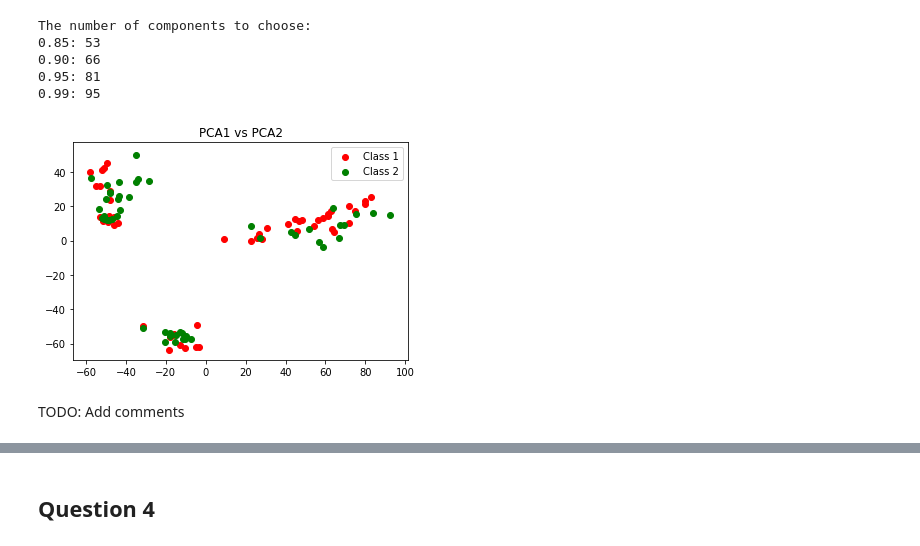
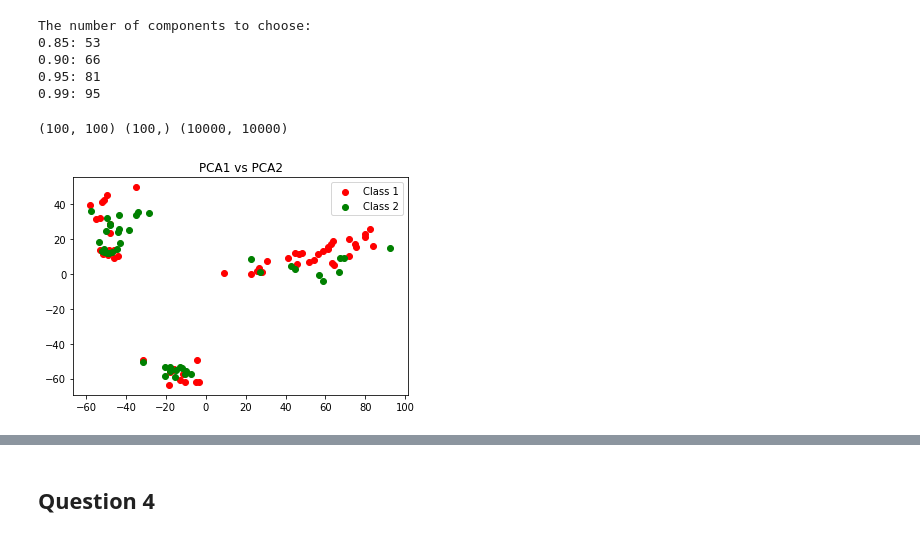
Before and after one commit to saisk8/Pattern-Recognition, a Jupyter notebook: Assignment-2/Assignment-2_18MCMT28.ipynb, the cells around one changed output, grey strips where cells are left out. Drawn from its saved outputs; the diff is of its cells as text; code cells hidden in the pictures.

```diff
--- a/Assignment-2/Assignment-2_18MCMT28.ipynb
+++ b/Assignment-2/Assignment-2_18MCMT28.ipynb
@@ -174,13 +181,14 @@ The number of components to choose:
 # %%
 one = train[y_train == -1]
 two = train[y_train == 1]
 X = np.vstack((one, two))
 results = pca(X, 2)
 
-plt.scatter(x=results[:50, 0], y=results[:50, 1], c='r', label='Class 1')
-plt.scatter(x=results[50:, 0], y=results[50:, 1], c='g', label='Class 2')
+plt.scatter(x=results[:56, 0], y=results[:56, 1], c='r', label='Class 1')
+plt.scatter(x=results[56:, 0], y=results[56:, 1], c='g', label='Class 2')
 plt.title('PCA1 vs PCA2')
 plt.legend()
 plt.show()
 # %% [output]
+(100, 100) (100,) (10000, 10000)
-[figure, old version]
+[figure, new version]
@@ -194,2 +194,0 @@ plt.show()
-# %% [markdown]
-TODO: Add comments
```
Also changed, not shown: parts of 10 cells of this notebook, 2 other files.
